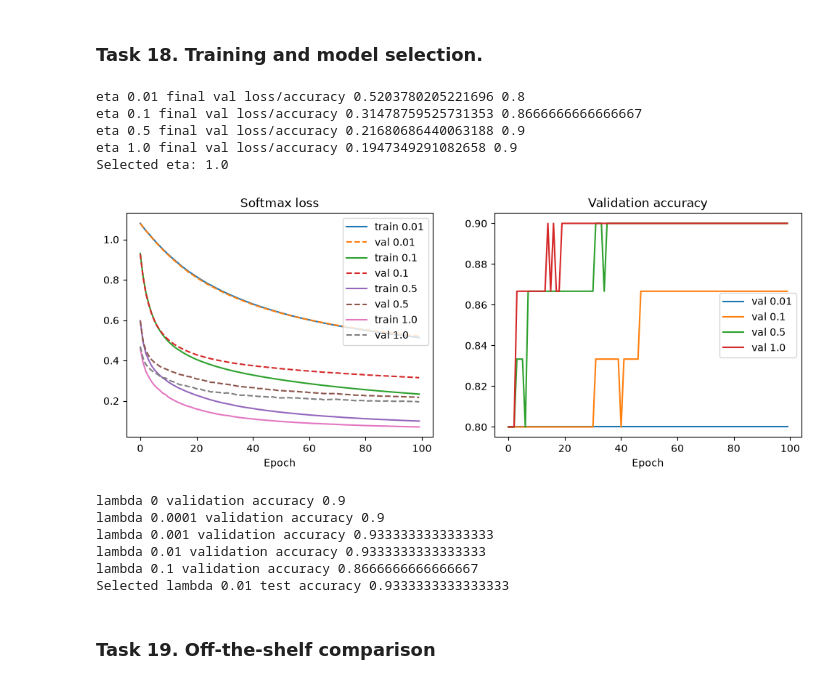
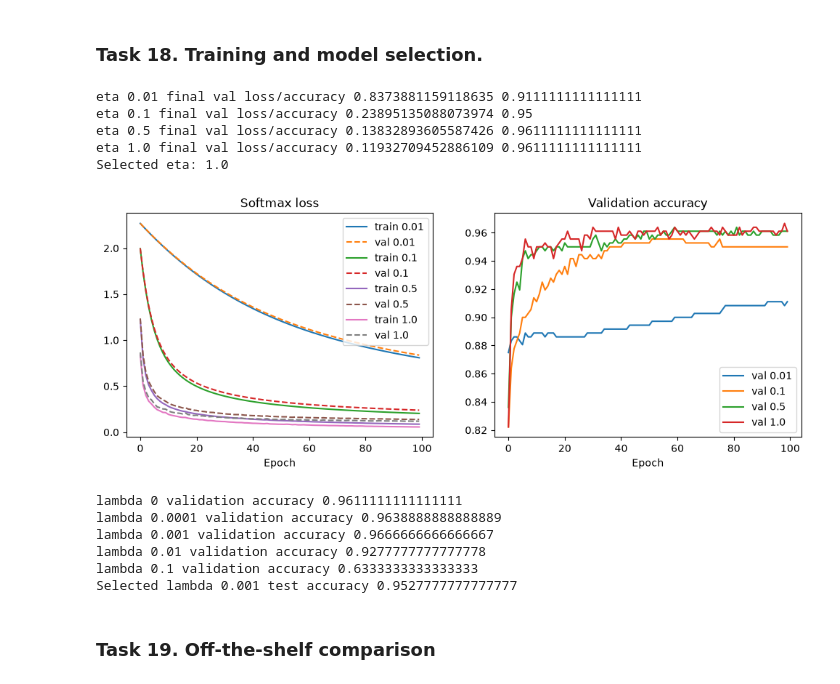
Before and after one commit to RodinaMohamed04/linear-models-and-svm, a Jupyter notebook: lab2.ipynb, the cells around one changed output. Saved outputs shown, nothing was run; the diff lists cells and outputs as text; code cells hidden in the pictures.

```diff
--- a/lab2.ipynb
+++ b/lab2.ipynb
@@ -2731,44 +2730,51 @@ def train_softmax_minibatch(X,y,Xv,yv,kind,eta,lam,epochs=100,B=64):
         hist["val_acc"].append(accuracy_score(yv,np.argmax(Xv@W,axis=1)))
     return W,{k:np.array(v) for k,v in hist.items()}
 # %%
+Xd_tr = X_train_digits
+Xd_va = X_val_digits
+Xd_te = X_test_digits
+yd_tr = np.asarray(y_train_digits, dtype=int).ravel()
+yd_va = np.asarray(y_val_digits, dtype=int).ravel()
+yd_te = np.asarray(y_test_digits, dtype=int).ravel()
 softmax_eta_runs={}
 for eta in [.01,.1,.5,1.]:
-    W,h=train_softmax_minibatch(X_train,y_train,X_val,y_val,"softmax",eta,0)
+    W, h=train_softmax_minibatch(Xd_tr,yd_tr,Xd_va,yd_va,"softmax",eta,0)
     softmax_eta_runs[eta]=(W,h)
     print("eta",eta,"final val loss/accuracy",h["val_loss"][-1],h["val_acc"][-1])
 eta_star=min(softmax_eta_runs,key=lambda e:softmax_eta_runs[e][1]["val_loss"][-1])
 print("Selected eta:",eta_star)
 fig,ax=plt.subplots(1,2,figsize=(12,4))
 for eta,(W,h) in softmax_eta_runs.items():
     ax[0].plot(h["train_loss"],label=f"train {eta}")
     ax[0].plot(h["val_loss"],"--",label=f"val {eta}")
     ax[1].plot(h["val_acc"],label=f"val {eta}")
 ax[0].set_title("Softmax loss");ax[1].set_title("Validation accuracy")
 for a in ax:a.set_xlabel("Epoch");a.legend()
 plt.show()
 # %% [output]
-eta 0.01 final val loss/accuracy 0.5203780205221696 0.8
-eta 0.1 final val loss/accuracy 0.31478759525731353 0.8666666666666667
-eta 0.5 final val loss/accuracy 0.21680686440063188 0.9
-eta 1.0 final val loss/accuracy 0.1947349291082658 0.9
+eta 0.01 final val loss/accuracy 0.8373881159118635 0.9111111111111111
+eta 0.1 final val loss/accuracy 0.23895135088073974 0.95
+eta 0.5 final val loss/accuracy 0.13832893605587426 0.9611111111111111
+eta 1.0 final val loss/accuracy 0.11932709452886109 0.9611111111111111
 Selected eta: 1.0
-[figure, old version]
+[figure, new version]
 # %%
 softmax_lam_runs={}
 for lam in [0,1e-4,1e-3,1e-2,1e-1]:
-    W,h=train_softmax_minibatch(X_train,y_train,X_val,y_val,"softmax",eta_star,lam)
+    W,h=train_softmax_minibatch(Xd_tr, yd_tr, Xd_va, yd_va, "softmax", eta_star, lam)
     softmax_lam_runs[lam]=(W,h)
     print("lambda",lam,"validation accuracy",h["val_acc"][-1])
 lam_star=max(softmax_lam_runs,key=lambda l:(softmax_lam_runs[l][1]["val_acc"][-1],l))
 W_soft = softmax_lam_runs[lam_star][0]
-print("Selected lambda",lam_star,"test accuracy",accuracy_score(y_test,np.argmax(X_test@W_soft,axis=1)))
+print("Selected lambda", lam_star,
+      "test accuracy", accuracy_score(yd_te, np.argmax(Xd_te @ W_soft, axis=1)))
 # %% [output]
-lambda 0 validation accuracy 0.9
-lambda 0.0001 validation accuracy 0.9
-lambda 0.001 validation accuracy 0.9333333333333333
-lambda 0.01 validation accuracy 0.9333333333333333
-lambda 0.1 validation accuracy 0.8666666666666667
-Selected lambda 0.01 test accuracy 0.9333333333333333
+lambda 0 validation accuracy 0.9611111111111111
+lambda 0.0001 validation accuracy 0.9638888888888889
+lambda 0.001 validation accuracy 0.9666666666666667
+lambda 0.01 validation accuracy 0.9277777777777778
+lambda 0.1 validation accuracy 0.6333333333333333
+Selected lambda 0.001 test accuracy 0.9527777777777777
 # %% [markdown]
 ### Task 19. Off-the-shelf comparison
 # %%
```
Also changed, not shown: parts of 4 cells of this notebook.
